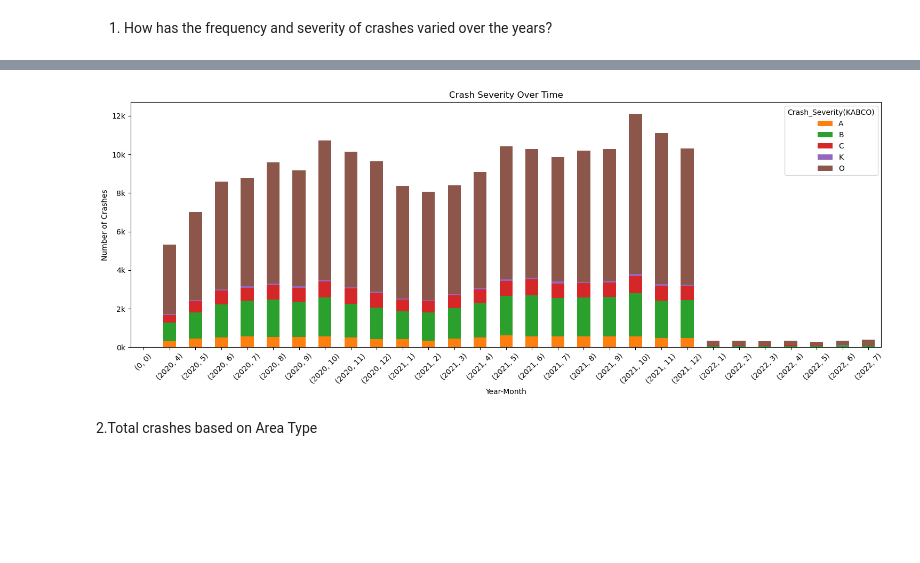
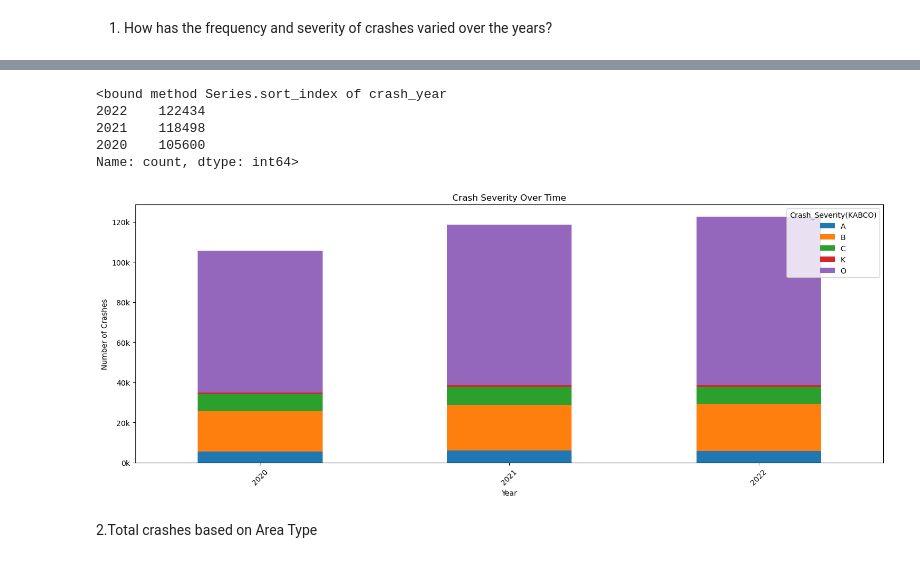
Before and after one commit to Eliab16/VDOT-crash-analysis, a Jupyter notebook: notebooks/VDOT_Analysis.ipynb, the cells around one changed output, grey strips where cells are left out. Cells and saved outputs as stored; diff of their text form; code cells hidden in the pictures; blank space fills up the shorter version.

```diff
--- a/notebooks/VDOT_Analysis.ipynb
+++ b/notebooks/VDOT_Analysis.ipynb
@@ -33,7 +33,7 @@ from matplotlib.ticker import FuncFormatter
 import scipy.stats as stats
 # %%
 with engine.connect() as connection:
-    crash_data = pd.read_sql(text(query), con = connection)
+    crash_data2 = pd.read_sql(text(query), con = connection)
 
-crash_data.head()
+crash_data2.head()
 # %% [output]
@@ -143,0 +144,2 @@ plt.show()
+# %%
+crash_data2.drop(crash_data2[crash_data2['crash_year']==0].index,inplace=True)
@@ -144,17 +148,29 @@ plt.show()
+# %%
+crash_frequency
+# %% [output]
+<bound method Series.sort_index of crash_year
+2022    122434
+2021    118498
+2020    105600
+Name: count, dtype: int64>
+# %%
+crash_data2.drop(crash_data2[crash_data2['crash_year']==0].index,inplace=True)
+# %%
+crash_severity_counts1=crash_data2.groupby(['crash_year','crash_severity']).size().unstack(fill_value=0)
 # %%
 fig,ax=plt.subplots(figsize=(15,6))
-crash_severity_counts.plot(kind='bar',stacked=True,ax=ax,
+crash_severity_counts1.plot(kind='bar',stacked=True,ax=ax,
 title='Crash Severity Over Time')
-ax.set_xlabel('Year-Month')
+ax.set_xlabel('Year')
 ax.set_ylabel('Number of Crashes')
 ax.legend(title='Crash_Severity(KABCO)')
 ax.yaxis.set_major_formatter(ticker.FuncFormatter(lambda x ,pos:'{0:g}k'.format(x/1000)))
 plt.xticks(rotation =45)
 plt.tight_layout()
 plt.savefig('Frequency_Time2.jpg', format='jpg')
 plt.show()
 # %% [output]
-[figure, old version]
+[figure, new version]
 # %% [markdown]
 2.Total crashes based on Area Type
 # %%
```
Also changed, not shown: parts of 48 cells of this notebook.
